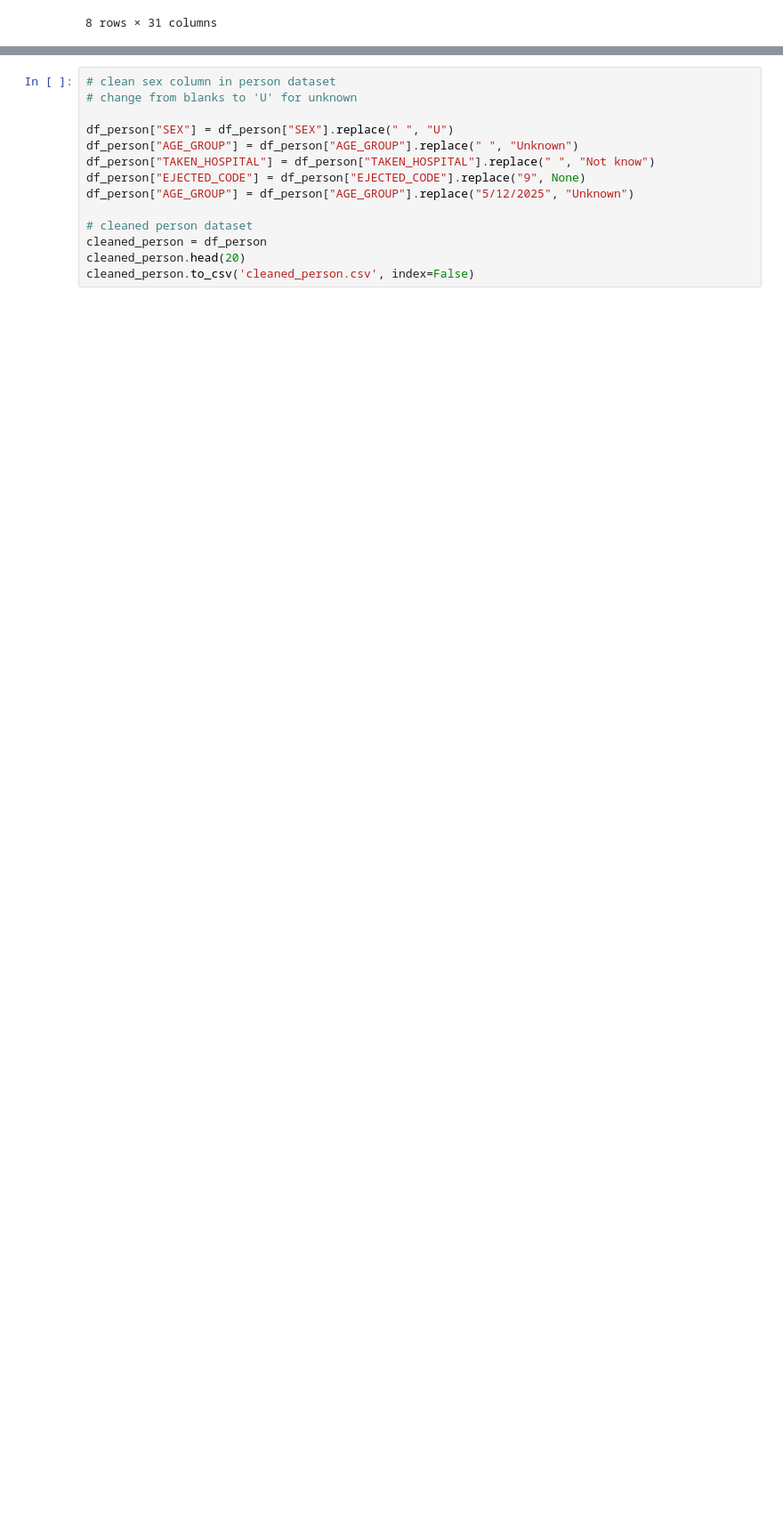
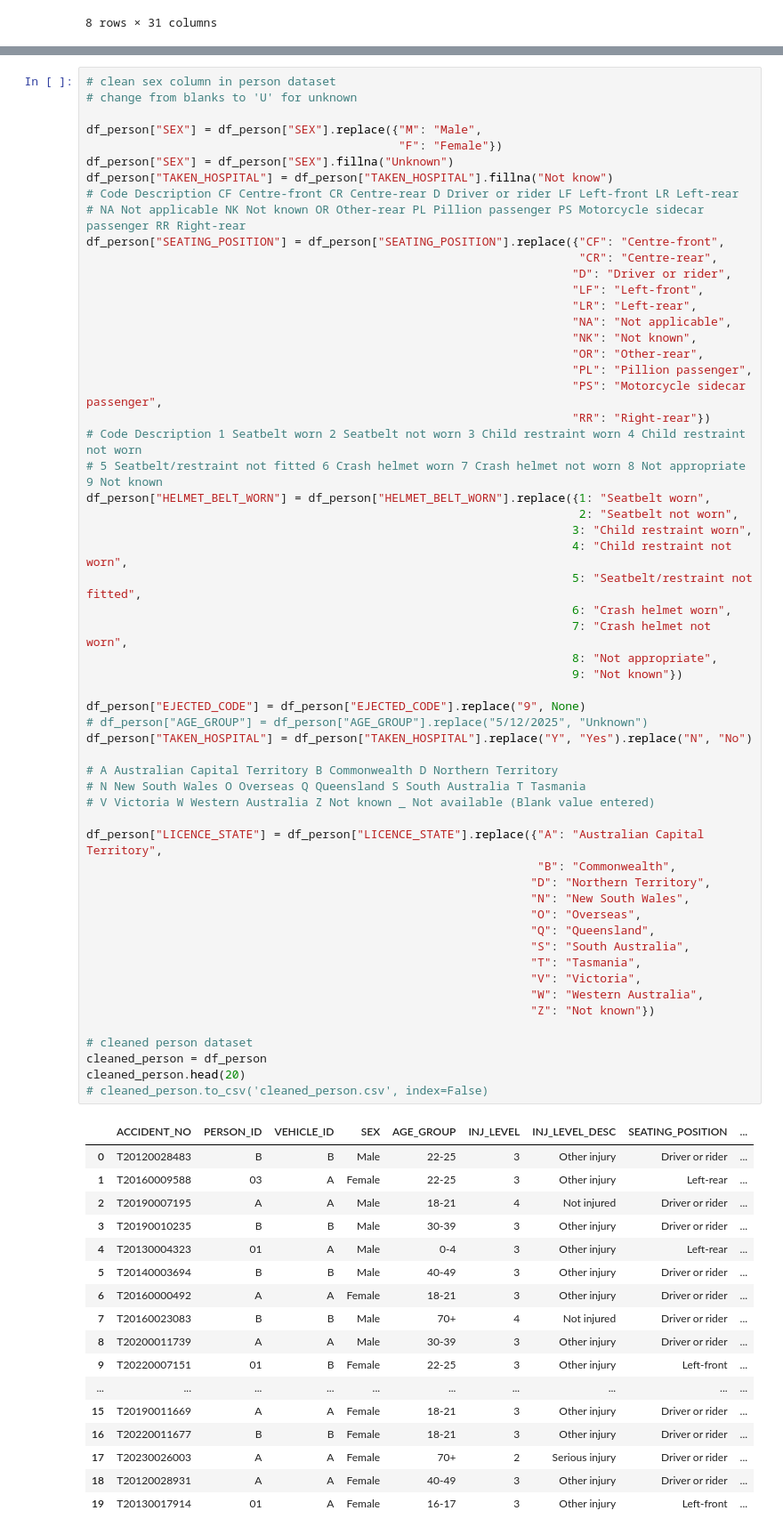
Before and after one commit to PaeForWork/BUSA8090, a Jupyter notebook: workspace.ipynb, the cells around one changed output, grey strips where cells are left out. Shown at 89% size. Drawn from its saved outputs; the diff is of its cells as text; blank space fills up the shorter version.

```diff
--- a/workspace.ipynb
+++ b/workspace.ipynb
@@ -73,17 +73,78 @@ df_vehicle.describe()
 | 50% | 2008.000000 | 1.000000 | 1.000000 | NaN | 2.000000 | 2840.000000 | ... |
 | 75% | 2013.000000 | 2.000000 | 1.000000 | NaN | 4.000000 | 3330.000000 | ... |
 | max | 3001.000000 | 8.000000 | 9.000000 | NaN | 99.000000 | 340000.000000 | ... |
-# %%
-# clean sex column in person dataset
-# change from blanks to 'U' for unknown
-
-df_person["SEX"] = df_person["SEX"].replace(" ", "U")
-df_person["AGE_GROUP"] = df_person["AGE_GROUP"].replace(" ", "Unknown")
-df_person["TAKEN_HOSPITAL"] = df_person["TAKEN_HOSPITAL"].replace(" ", "Not know")
-df_person["EJECTED_CODE"] = df_person["EJECTED_CODE"].replace("9", None)
-df_person["AGE_GROUP"] = df_person["AGE_GROUP"].replace("5/12/2025", "Unknown")
-
-# cleaned person dataset
-cleaned_person = df_person
-cleaned_person.head(20)
-cleaned_person.to_csv('cleaned_person.csv', index=False)
+# %%
+# clean sex column in person dataset
+# change from blanks to 'U' for unknown
+
+df_person["SEX"] = df_person["SEX"].replace({"M": "Male",
+                                             "F": "Female"})
+df_person["SEX"] = df_person["SEX"].fillna("Unknown")
+df_person["TAKEN_HOSPITAL"] = df_person["TAKEN_HOSPITAL"].fillna("Not know")
+# Code Description CF Centre-front CR Centre-rear D Driver or rider LF Left-front LR Left-rear
+# NA Not applicable NK Not known OR Other-rear PL Pillion passenger PS Motorcycle sidecar passenger RR Right-rear
+df_person["SEATING_POSITION"] = df_person["SEATING_POSITION"].replace({"CF": "Centre-front",
+                                                                       "CR": "Centre-rear",
+                                                                      "D": "Driver or rider",
+                                                                      "LF": "Left-front",
+                                                                      "LR": "Left-rear",
+                                                                      "NA": "Not applicable",
+                                                                      "NK": "Not known",
+                                                                      "OR": "Other-rear",
+                                                                      "PL": "Pillion passenger",
+                                                                      "PS": "Motorcycle sidecar passenger",
+                                                                      "RR": "Right-rear"})
+# Code Description 1 Seatbelt worn 2 Seatbelt not worn 3 Child restraint worn 4 Child restraint not worn
+# 5 Seatbelt/restraint not fitted 6 Crash helmet worn 7 Crash helmet not worn 8 Not appropriate 9 Not known
+df_person["HELMET_BELT_WORN"] = df_person["HELMET_BELT_WORN"].replace({1: "Seatbelt worn",
+                                                                       2: "Seatbelt not worn",
+                                                                      3: "Child restraint worn",
+                                                                      4: "Child restraint not worn",
+                                                                      5: "Seatbelt/restraint not fitted",
+                                                                      6: "Crash helmet worn",
+                                                                      7: "Crash helmet not worn",
+                                                                      8: "Not appropriate",
+                                                                      9: "Not known"})
+
+df_person["EJECTED_CODE"] = df_person["EJECTED_CODE"].replace("9", None)
+# df_person["AGE_GROUP"] = df_person["AGE_GROUP"].replace("5/12/2025", "Unknown")
+df_person["TAKEN_HOSPITAL"] = df_person["TAKEN_HOSPITAL"].replace("Y", "Yes").replace("N", "No")
+
+# A Australian Capital Territory B Commonwealth D Northern Territory
+# N New South Wales O Overseas Q Queensland S South Australia T Tasmania
+# V Victoria W Western Australia Z Not known _ Not available (Blank value entered)
+
+df_person["LICENCE_STATE"] = df_person["LICENCE_STATE"].replace({"A": "Australian Capital Territory",
+                                                                 "B": "Commonwealth",
+                                                                "D": "Northern Territory",
+                                                                "N": "New South Wales",
+                                                                "O": "Overseas",
+                                                                "Q": "Queensland",
+                                                                "S": "South Australia",
+                                                                "T": "Tasmania",
+                                                                "V": "Victoria",
+                                                                "W": "Western Australia",
+                                                                "Z": "Not known"})
+
+# cleaned person dataset
+cleaned_person = df_person
+cleaned_person.head(20)
+# cleaned_person.to_csv('cleaned_person.csv', index=False)
+# %% [output]
+|  | ACCIDENT_NO | PERSON_ID | VEHICLE_ID | SEX | AGE_GROUP | INJ_LEVEL | INJ_LEVEL_DESC | SEATING_POSITION | ... |
+| 0 | T20120028483 | B | B | Male | 22-25 | 3 | Other injury | Driver or rider | ... |
+| 1 | T20160009588 | 03 | A | Female | 22-25 | 3 | Other injury | Left-rear | ... |
+| 2 | T20190007195 | A | A | Male | 18-21 | 4 | Not injured | Driver or rider | ... |
+| 3 | T20190010235 | B | B | Male | 30-39 | 3 | Other injury | Driver or rider | ... |
+| 4 | T20130004323 | 01 | A | Male | 0-4 | 3 | Other injury | Left-rear | ... |
+| 5 | T20140003694 | B | B | Male | 40-49 | 3 | Other injury | Driver or rider | ... |
+| 6 | T20160000492 | A | A | Female | 18-21 | 3 | Other injury | Driver or rider | ... |
+| 7 | T20160023083 | B | B | Male | 70+ | 4 | Not injured | Driver or rider | ... |
+| 8 | T20200011739 | A | A | Male | 30-39 | 3 | Other injury | Driver or rider | ... |
+| 9 | T20220007151 | 01 | B | Female | 22-25 | 3 | Other injury | Left-front | ... |
+| ... | ... | ... | ... | ... | ... | ... | ... | ... | ... |
+| 15 | T20190011669 | A | A | Female | 18-21 | 3 | Other injury | Driver or rider | ... |
+| 16 | T20220011677 | B | B | Female | 18-21 | 3 | Other injury | Driver or rider | ... |
+| 17 | T20230026003 | A | A | Female | 70+ | 2 | Serious injury | Driver or rider | ... |
+| 18 | T20120028931 | A | A | Female | 40-49 | 3 | Other injury | Driver or rider | ... |
+| 19 | T20130017914 | 01 | A | Female | 16-17 | 3 | Other injury | Left-front | ... |
```
Also changed, not shown: 2 other files.
